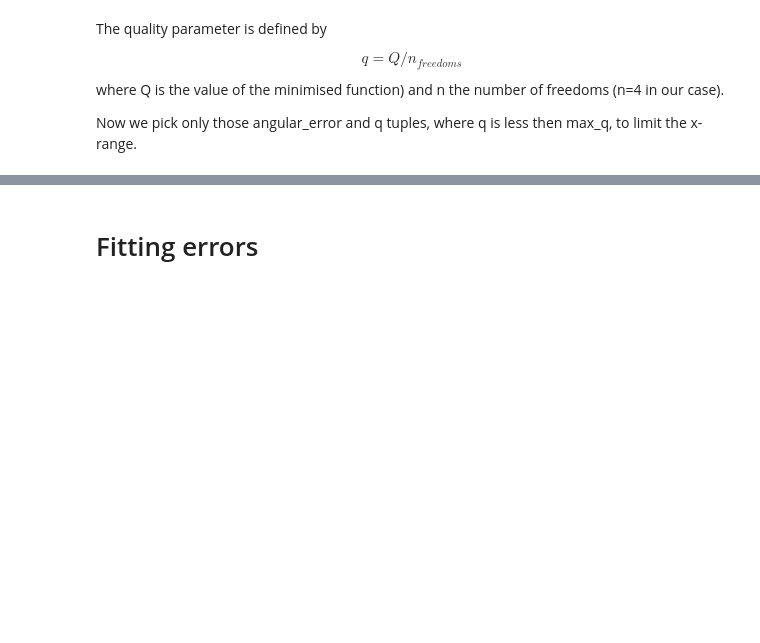
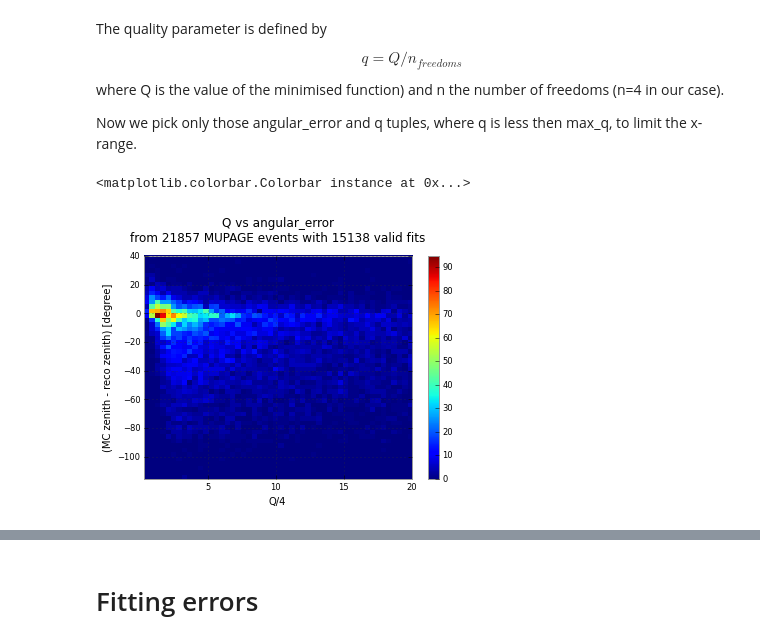
Before and after one commit to tamasgal/royfit, a Jupyter notebook: notebooks/DU-1 reco analysis.ipynb, the cells around one changed output, grey strips where cells are left out. Saved outputs shown, nothing was run; the diff lists cells and outputs as text; code cells hidden in the pictures; blank space fills up the shorter version.

```diff
--- a/notebooks/DU-1 reco analysis.ipynb
+++ b/notebooks/DU-1 reco analysis.ipynb
@@ -73,5 +93,16 @@ Now we pick only those angular_error and q tuples, where q is less then max_q, t
 # %%
 max_q = 20
 q_ang_err_filtered = [(_q, _ang_err) for _q, _ang_err in zip(q, ang_err) if _q < max_q]
 q_filtered, ang_err_filtered = zip(*q_ang_err_filtered)
+
+plt.hist2d(q_filtered, ang_err_filtered, bins=50)
+plt.title("Q vs angular_error\nfrom {0} MUPAGE events with {1} valid fits"
+          .format(number_of_events, number_of_vaild_fits),
+          y=1.04)
+plt.xlabel('Q/4')
+plt.ylabel("(MC zenith - reco zenith) [degree]")
+plt.colorbar()
+# %% [output]
+<matplotlib.colorbar.Colorbar instance at 0x...>
+[figure, added]
 # %%
```
Also changed, not shown: parts of 7 cells of this notebook.
